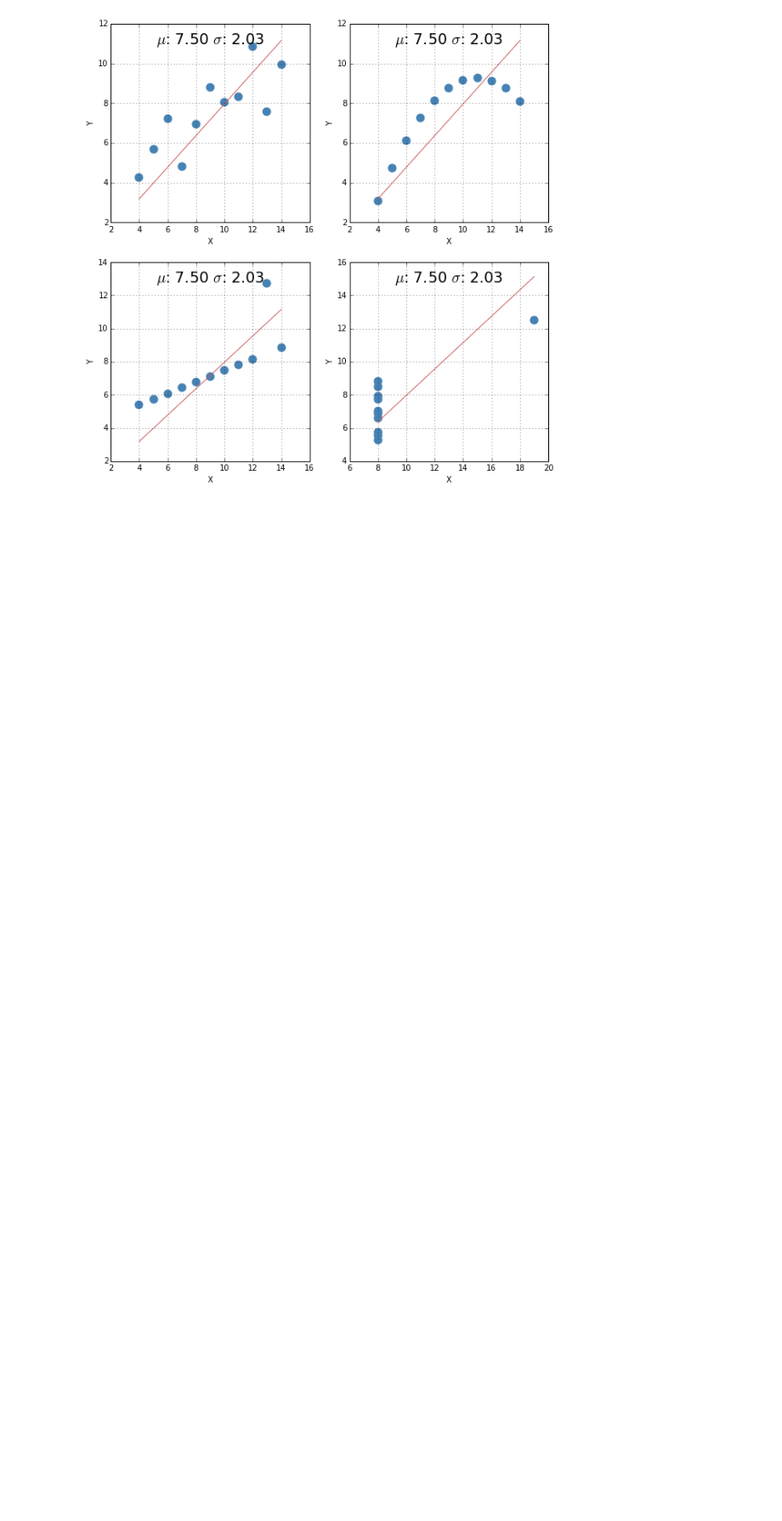
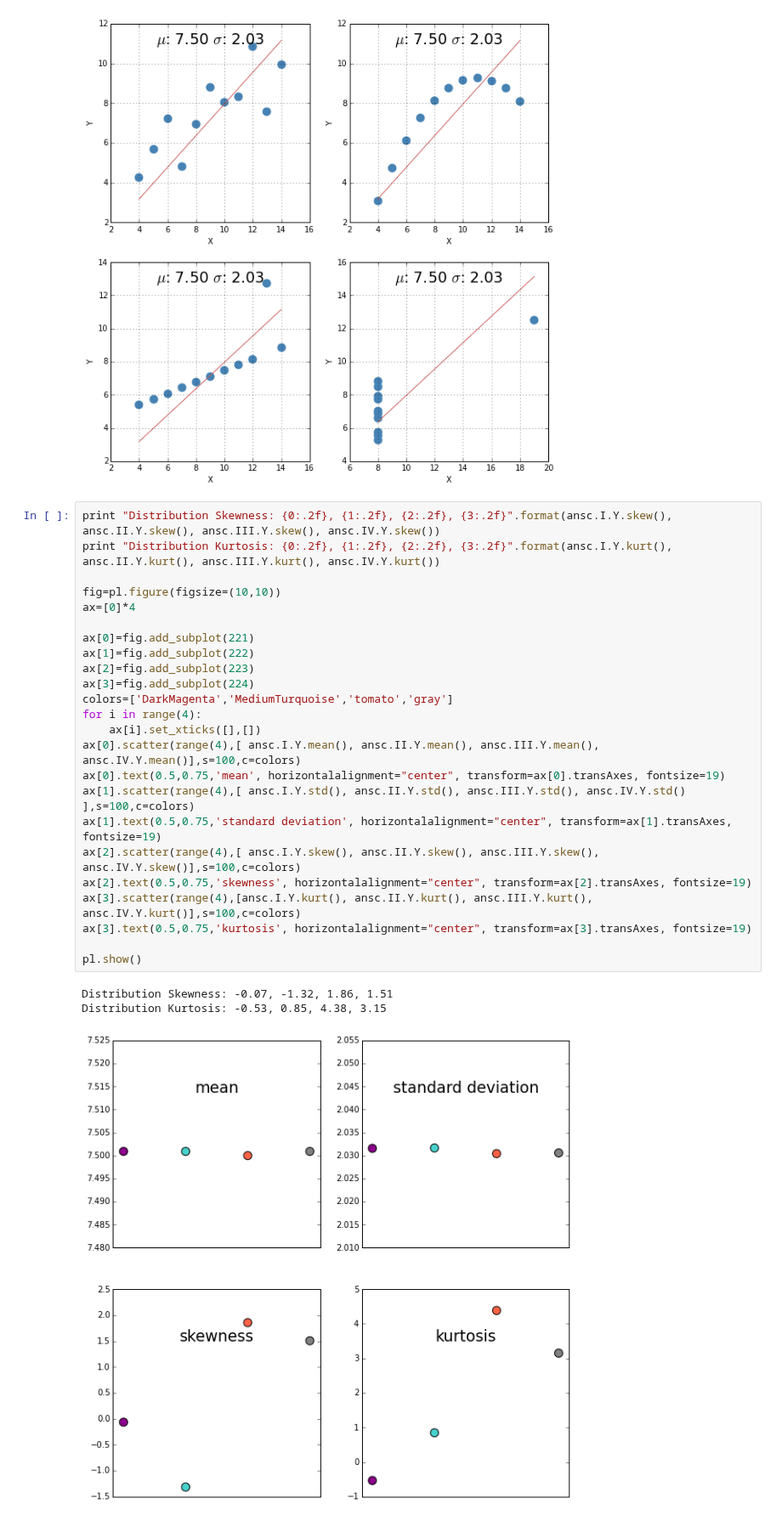
Before and after one commit to fedhere/UInotebooks, a Jupyter notebook: Anscombe's Quartet.ipynb, the cells around one changed output. Shown at 85% size. Cells and saved outputs as stored; diff of their text form; blank space fills up the shorter version.

```diff
--- a/Anscombe's Quartet.ipynb
+++ b/Anscombe's Quartet.ipynb
@@ -223,3 +223,31 @@ for i,a in enumerate([ansc.I,ansc.II,ansc.III,ansc.IV]):
 pl.show()
 # %% [output]
 [figure]
+# %%
+print "Distribution Skewness: {0:.2f}, {1:.2f}, {2:.2f}, {3:.2f}".format(ansc.I.Y.skew(), ansc.II.Y.skew(), ansc.III.Y.skew(), ansc.IV.Y.skew())
+print "Distribution Kurtosis: {0:.2f}, {1:.2f}, {2:.2f}, {3:.2f}".format(ansc.I.Y.kurt(), ansc.II.Y.kurt(), ansc.III.Y.kurt(), ansc.IV.Y.kurt())
+
+fig=pl.figure(figsize=(10,10))
+ax=[0]*4
+
+ax[0]=fig.add_subplot(221)
+ax[1]=fig.add_subplot(222)
+ax[2]=fig.add_subplot(223)
+ax[3]=fig.add_subplot(224)
+colors=['DarkMagenta','MediumTurquoise','tomato','gray']
+for i in range(4):
+    ax[i].set_xticks([],[])
+ax[0].scatter(range(4),[ ansc.I.Y.mean(), ansc.II.Y.mean(), ansc.III.Y.mean(), ansc.IV.Y.mean()],s=100,c=colors)
+ax[0].text(0.5,0.75,'mean', horizontalalignment="center", transform=ax[0].transAxes, fontsize=19)
+ax[1].scatter(range(4),[ ansc.I.Y.std(), ansc.II.Y.std(), ansc.III.Y.std(), ansc.IV.Y.std() ],s=100,c=colors)
+ax[1].text(0.5,0.75,'standard deviation', horizontalalignment="center", transform=ax[1].transAxes, fontsize=19)
+ax[2].scatter(range(4),[ ansc.I.Y.skew(), ansc.II.Y.skew(), ansc.III.Y.skew(), ansc.IV.Y.skew()],s=100,c=colors)
+ax[2].text(0.5,0.75,'skewness', horizontalalignment="center", transform=ax[2].transAxes, fontsize=19)
+ax[3].scatter(range(4),[ansc.I.Y.kurt(), ansc.II.Y.kurt(), ansc.III.Y.kurt(), ansc.IV.Y.kurt()],s=100,c=colors)
+ax[3].text(0.5,0.75,'kurtosis', horizontalalignment="center", transform=ax[3].transAxes, fontsize=19)
+
+pl.show()
+# %% [output]
+Distribution Skewness: -0.07, -1.32, 1.86, 1.51
+Distribution Kurtosis: -0.53, 0.85, 4.38, 3.15
+[figure, added]
```
Also changed, not shown: parts of 1 cell of this notebook.
